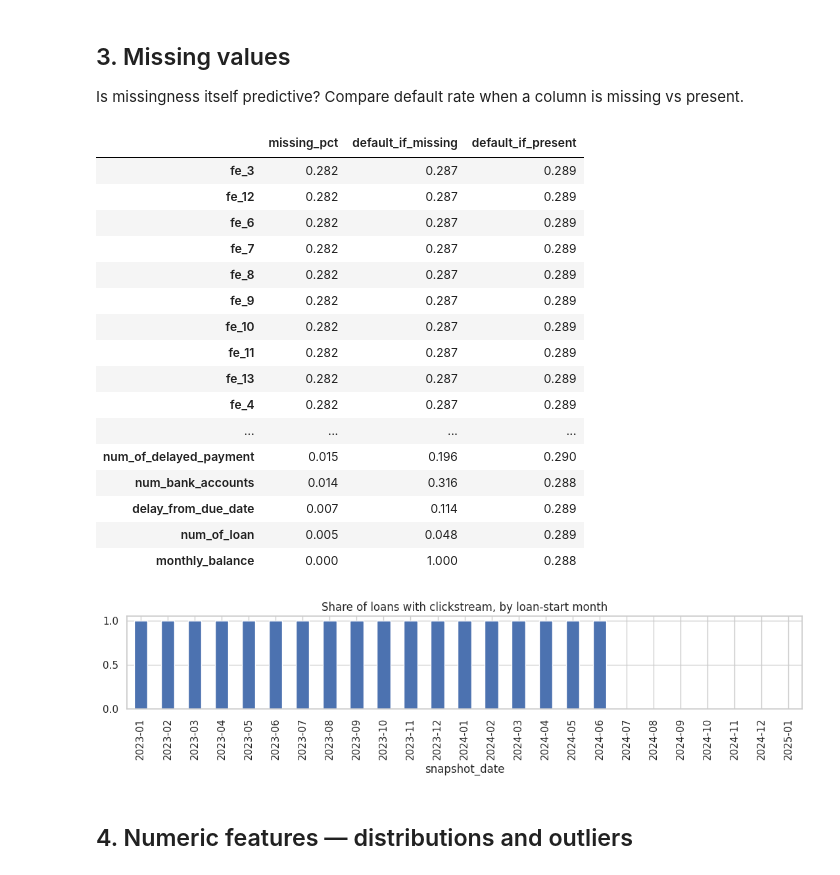
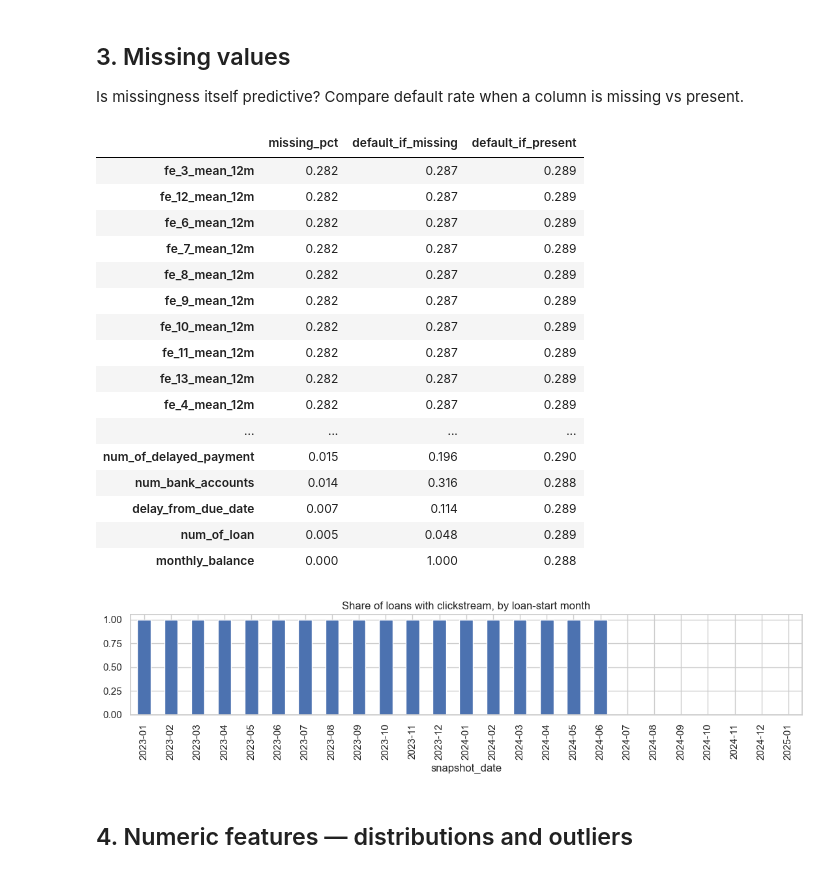
Before and after one commit to mg-minsan/mitb-mle-assignment-1, a Jupyter notebook: notebooks/eda.ipynb, the cells around one changed output. Drawn from its saved outputs; the diff is of its cells as text; code cells hidden in the pictures.

```diff
--- a/notebooks/eda.ipynb
+++ b/notebooks/eda.ipynb
@@ -25,7 +32,14 @@ labels = pd.read_parquet(f'{GOLD}/label_store')
 print('features', features.shape, '| labels', labels.shape)
 print('feature snapshot', features['snapshot_date'].min(), '->', features['snapshot_date'].max())
 print('label snapshot  ', labels['snapshot_date'].min(), '->', labels['snapshot_date'].max())
-print('label_def', labels['label_def'].unique())
+
+label_defs = labels['label_def'].dropna().unique()
+assert len(label_defs) == 1, f'expected one label definition, found {label_defs}'
+label_def = label_defs[0]
+label_parts = pd.Series([label_def]).str.extract(r'^(\d+)dpd_(\d+)mob$').iloc[0]
+assert label_parts.notna().all(), f'unsupported label definition: {label_def}'
+LABEL_DPD, LABEL_MOB = label_parts.astype(int)
+print(f'label_def {label_def}: {LABEL_DPD}+ DPD at MOB {LABEL_MOB}')
 
 features['snapshot_date'] = pd.to_datetime(features['snapshot_date'])
 labels = labels[['loan_id', 'customer_id', 'label', 'snapshot_date']].rename(columns={'snapshot_date': 'label_date'})
@@ -94,16 +110,16 @@ miss = miss[miss['missing_pct'] > 0].sort_values('missing_pct', ascending=False)
 miss.round(3)
 # %% [output]
 |  | missing_pct | default_if_missing | default_if_present |
-| fe_3 | 0.282 | 0.287 | 0.289 |
-| fe_12 | 0.282 | 0.287 | 0.289 |
-| fe_6 | 0.282 | 0.287 | 0.289 |
-| fe_7 | 0.282 | 0.287 | 0.289 |
-| fe_8 | 0.282 | 0.287 | 0.289 |
-| fe_9 | 0.282 | 0.287 | 0.289 |
-| fe_10 | 0.282 | 0.287 | 0.289 |
-| fe_11 | 0.282 | 0.287 | 0.289 |
-| fe_13 | 0.282 | 0.287 | 0.289 |
-| fe_4 | 0.282 | 0.287 | 0.289 |
+| fe_3_mean_12m | 0.282 | 0.287 | 0.289 |
+| fe_12_mean_12m | 0.282 | 0.287 | 0.289 |
+| fe_6_mean_12m | 0.282 | 0.287 | 0.289 |
+| fe_7_mean_12m | 0.282 | 0.287 | 0.289 |
+| fe_8_mean_12m | 0.282 | 0.287 | 0.289 |
+| fe_9_mean_12m | 0.282 | 0.287 | 0.289 |
+| fe_10_mean_12m | 0.282 | 0.287 | 0.289 |
+| fe_11_mean_12m | 0.282 | 0.287 | 0.289 |
+| fe_13_mean_12m | 0.282 | 0.287 | 0.289 |
+| fe_4_mean_12m | 0.282 | 0.287 | 0.289 |
 | ... | ... | ... | ... |
 | num_of_delayed_payment | 0.015 | 0.196 | 0.290 |
 | num_bank_accounts | 0.014 | 0.316 | 0.288 |
@@ -111,12 +127,12 @@ miss.round(3)
 | num_of_loan | 0.005 | 0.048 | 0.289 |
 | monthly_balance | 0.000 | 1.000 | 0.288 |
 # %%
-# clickstream missingness is purely time-driven: clickstream data stops at 2024-12
-cov = df.groupby(df['snapshot_date'].dt.to_period('M'))['fe_1'].apply(lambda s: s.notna().mean())
+# clickstream availability by application month
+cov = df.groupby(df['snapshot_date'].dt.to_period('M'))['has_clickstream'].mean()
 cov.plot.bar(figsize=(11, 3), title='Share of loans with clickstream, by loan-start month', ylim=(0, 1.05))
 plt.tight_layout(); plt.show()
 # %% [output]
-[figure, old version]
+[figure, new version]
 # %% [markdown]
 ## 4. Numeric features — distributions and outliers
 # %%
```
Also changed, not shown: parts of 31 cells of this notebook, 3 other files.
